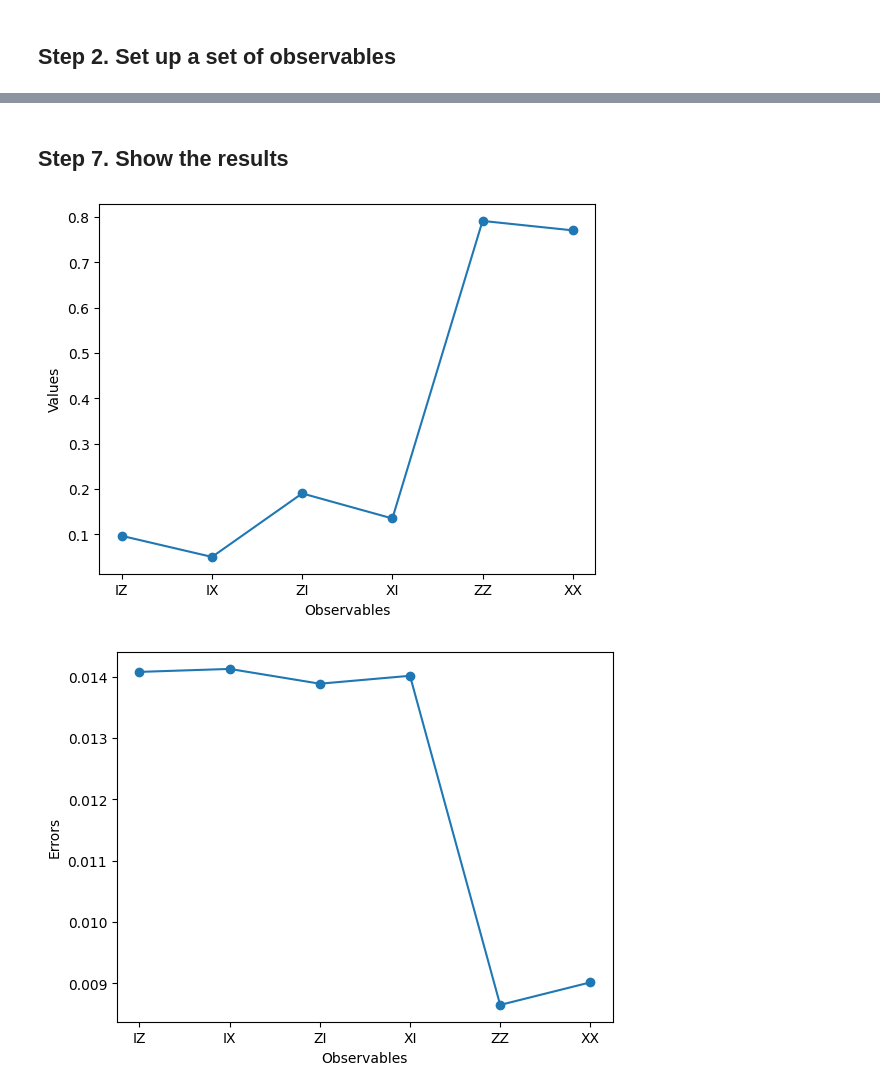
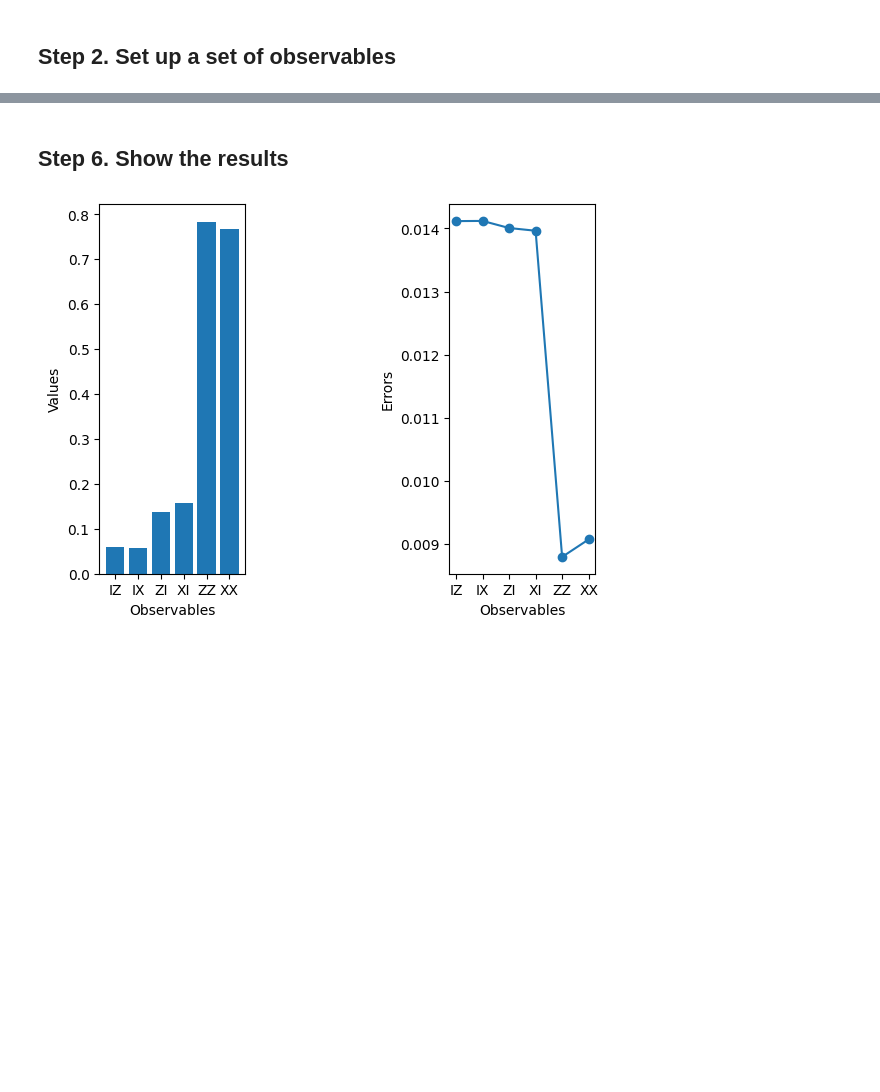
Before and after one commit to carloscanal/IBMQuantum, a Jupyter notebook: HelloWorld.ipynb, the cells around one changed output, grey strips where cells are left out. Drawn from its saved outputs; the diff is of its cells as text; code cells hidden in the pictures; blank space fills up the shorter version.

```diff
--- a/HelloWorld.ipynb
+++ b/HelloWorld.ipynb
@@ -120,24 +129,28 @@ pub_result = job.result()[0]
 # %% [markdown]
-<h2>Step 7. Show the results</h2>
+<h2>Step 6. Show the results</h2>
 # %%
 # Plot the results
 
 from matplotlib import pyplot as plt
 
 values = pub_result.data.evs
 
 errors = pub_result.data.stds
 
-# plotting graph
-plt.plot(observables_labels, values, '-o')
+# plotting graphs of values and errors
+
+plt.subplot(1,3,1)  # 1 row, 3 columns; this is the first plot
+plt.bar(observables_labels, values)
+# plt.plot(observables_labels, values, '-o')
 plt.xlabel('Observables')
 plt.ylabel('Values')
-plt.show()
 
+plt.subplot(1,3,3) # 1 row, 3 columns; this is the third plot (second one empty for providing a separation)
+# plt.bar(observables_labels, errors)
 plt.plot(observables_labels, errors, '-o')
 plt.xlabel('Observables')
 plt.ylabel('Errors')
+
 plt.show()
 # %% [output]
-[figure, old version]
+[figure, new version]
-[figure, removed]
```
Also changed, not shown: parts of 13 cells of this notebook.
